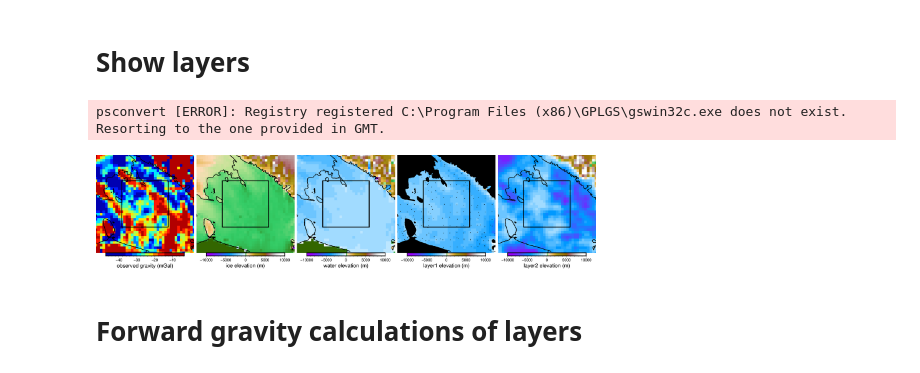
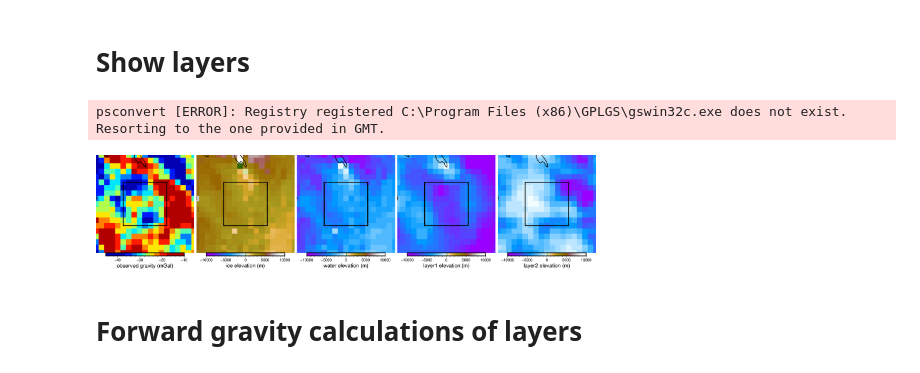
Before and after one commit to mdtanker/RIS_gravity_inversion, a Jupyter notebook: harmonica_inversion_grav_column_der.ipynb, the cells around one changed output. Drawn from its saved outputs; the diff is of its cells as text; code cells hidden in the pictures.

```diff
--- a/harmonica_inversion_grav_column_der.ipynb
+++ b/harmonica_inversion_grav_column_der.ipynb
@@ -7,6 +7,8 @@ from tqdm import tqdm
 from scipy.sparse.linalg import lsqr
 import scipy as sp
 import rioxarray
+from gravbox import *
+from tqdm import tqdm
 
 # Plotting maps using GMT
 import pygmt
@@ -17,17 +19,25 @@ import harmonica as hm
 from grav_column_der import grav_column_der
 
 # RIS tight extent
-# e_fig = -560000
-# w_fig = 400000
-# n_fig = -1400000
-# s_fig = -440000
+e_fig = -560000
+w_fig = 400000
+n_fig = -1400000
+s_fig = -440000
 
 # RIS zoomed in extent
-zoom = 300e3
+zoom = 400e3
 e_fig = -560000+zoom
 w_fig = 400000-zoom
 n_fig = -1400000+zoom
 s_fig = -440000-zoom
+
+# RIS zoomed and south shifted extent
+# zoom = 400e3
+# shift = 200e3
+# e_fig = -560000+zoom
+# w_fig = 400000-zoom
+# n_fig = -1400000+zoom-shift
+# s_fig = -440000-zoom-shift
 
 fig_reg = [e_fig, w_fig, n_fig, s_fig]
 
@@ -37,8 +47,7 @@ fig_ratio = (s_fig-n_fig)/(fig_height/1000)
 fig_proj = f"x1:{fig_ratio}"
 fig_proj_ll = f"s0/-90/-71/1:{fig_ratio}"
 fig_reg_ll = "-180/180/-90/-71"
-# buffer = (w_fig - e_fig)
-buffer = 200e3
+buffer = 100e3
 
 e_inv = int(e_fig-buffer)
 w_inv = int(w_fig+buffer)
@@ -216,36 +248,36 @@ fig.colorbar(cmap=True, position='jBC+jTC+h', frame='x+l"observed gravity (mGal)
 
 if plot_region == inv_reg:
     plot_inv_box(projection=projection, region=plot_region)
 
 plot_coast(projection=projection, region=plot_region)
 
 fig.shift_origin(xshift=(inv_width+2)/10)
 
 for i, (k, v) in enumerate(layers.items()):
     data=layers[k]['grid'].z
     fig.grdimage(
         data,
         cmap='globe',
         projection=projection,
         region=plot_region,
         nan_transparent=True,
         frame=['+gwhite'])
     fig.colorbar(cmap='globe', position='jBC+jTC+h', frame=f'x+l"{k} elevation (m)"')
 
     if plot_region == inv_reg:
         plot_inv_box(projection=projection, region=plot_region)
 
     plot_coast(projection=projection, region=plot_region)
 
-    if k == 'layer1':
-        plot_constraints(region=plot_region, projection=projection, df=constraints_df)
+    # if k == 'layer1':
+    #     plot_constraints(region=plot_region, projection=projection, df=constraints_df)
 
     fig.shift_origin(xshift=(inv_width+2)/10)
 
 fig.show()
 # %% [output]
 psconvert [ERROR]: Registry registered C:\Program Files (x86)\GPLGS\gswin32c.exe does not exist. Resorting to the one provided in GMT.
-[figure, old version]
+[figure, new version]
 # %% [markdown]
 # Forward gravity calculations of layers
 # %%
```
Also changed, not shown: parts of 17 cells of this notebook, 13 other files.
